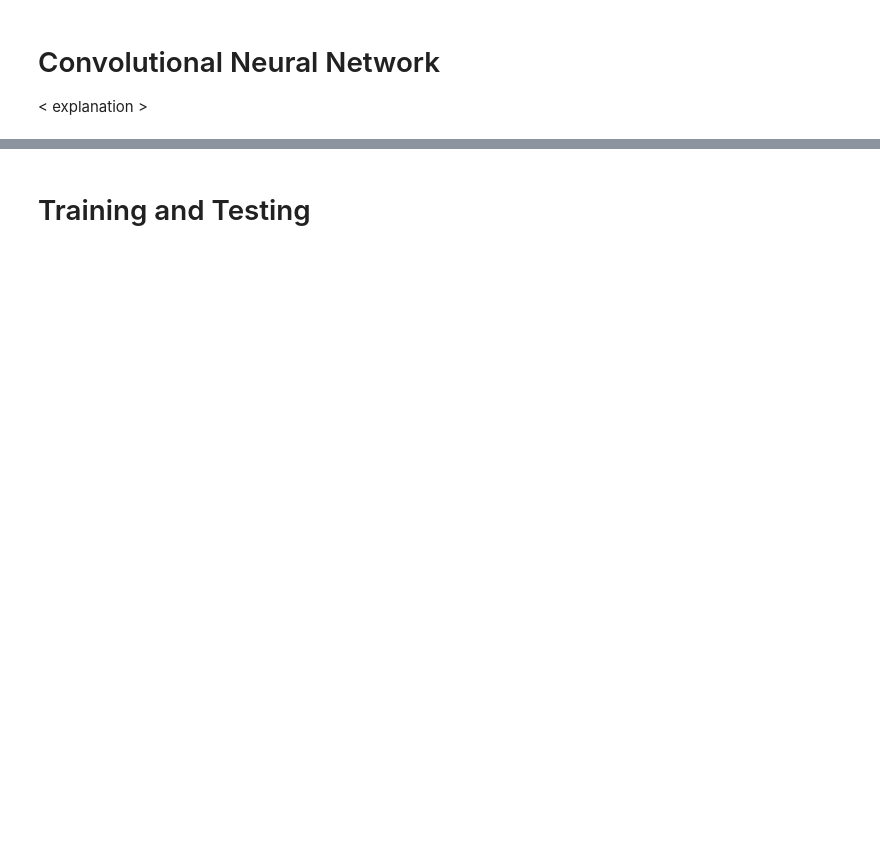
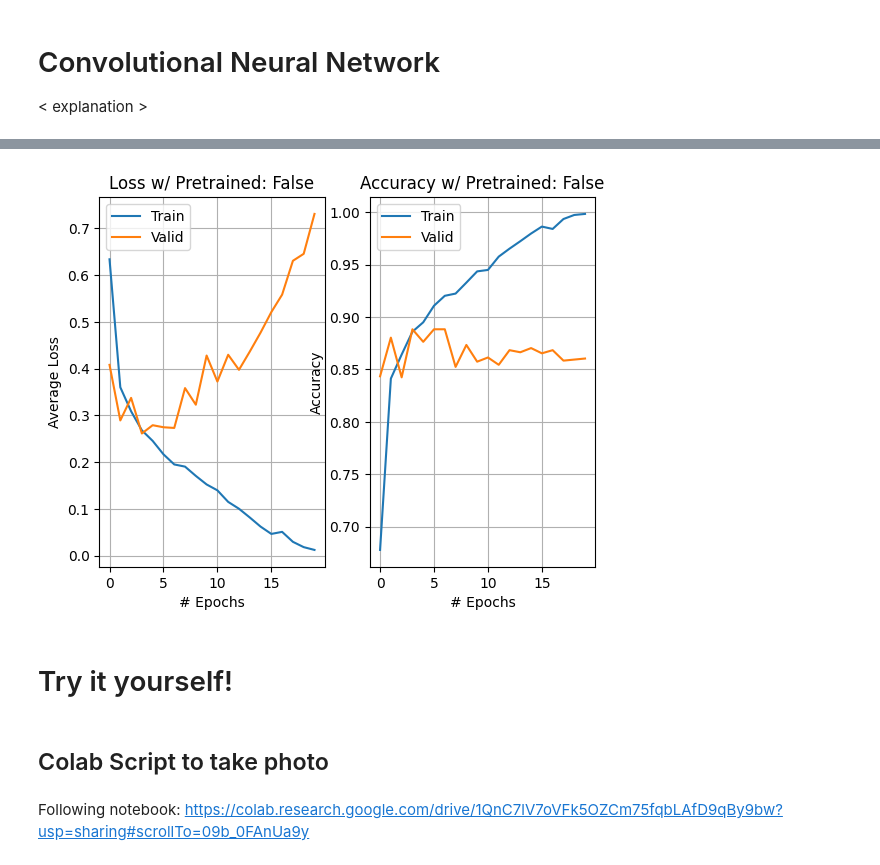
Before and after one commit to SKam23/Smile-Detector, a Jupyter notebook: 10315_Final_Project.ipynb, the cells around one changed output, grey strips where cells are left out. Drawn from its saved outputs; the diff is of its cells as text; code cells hidden in the pictures; blank space fills up the shorter version.

```diff
--- a/10315_Final_Project.ipynb
+++ b/10315_Final_Project.ipynb
@@ -209,7 +199,7 @@ import torch.nn.functional as F
 def train(model, train_dataloader, val_dataloader, num_epochs):
     # define loss function and optimizer
     criterion = nn.CrossEntropyLoss()
-    optimizer = optim.Adam(model.parameters())
+    optimizer = optim.Adam(model.parameters(), lr=0.001)
 
     train_losses, val_losses = [], []
     train_accs, val_accs = [], []
@@ -262,9 +252,9 @@ def train(model, train_dataloader, val_dataloader, num_epochs):
             val_accs.append(val_acc)
 
         # print progress
-        print(f'Epoch [{epoch+1}/{num_epochs}], Train Loss: {train_loss:.4f}, Train Acc: {train_acc:.4f}, Val Loss: {val_loss:.4f}, Val Acc: {val_acc:.4f}')
+        print(f'Epoch [{epoch + 1}/{num_epochs}], Train Loss: {train_loss:.4f}, Train Acc: {train_acc:.4f}, Val Loss: {val_loss:.4f}, Val Acc: {val_acc:.4f}')
 
-    return train_losses, val_losses, train_accs, val_accs
+    return model, train_losses, val_losses, train_accs, val_accs
 # %%
-train(CNN(), train_dataloader,val_dataloader,20)
+model, train_losses, val_losses, train_accs, val_accs = train(CNN(), train_dataloader,val_dataloader,20)
 # %% [output]
@@ -338,2 +280,0 @@ Epoch [20/20], Train Loss: 0.0652, Train Acc: 0.9833, Val Loss: 0.4629, Val Acc:
-# %% [markdown]
-# Training and Testing
@@ -348,0 +281,34 @@ test(model, test_dataloader)
+# %%
+def plotStatistics(pretrained, epochs, trainLosses, trainAccs, validLosses, validAccs):
+    fig, axes = plt.subplots(1,2)
+    xdata = np.arange(epochs)
+
+    # plot the losses
+    axis = axes[0]
+    axis.plot(xdata, trainLosses, label="Train")
+    axis.plot(xdata, validLosses, label="Valid")
+    axis.set_xlabel("# Epochs")
+    axis.set_ylabel("Average Loss")
+    axis.set_title(f"Loss w/ Pretrained: {pretrained}")
+    axis.grid()
+    axis.legend()
+
+    # plot the accuracies
+    axis = axes[1]
+    axis.plot(xdata, trainAccs, label="Train")
+    axis.plot(xdata, validAccs, label="Valid")
+    axis.set_xlabel("# Epochs")
+    axis.set_ylabel("Accuracy")
+    axis.set_title(f"Accuracy w/ Pretrained: {pretrained}")
+    axis.grid()
+    axis.legend()
+# %%
+plotStatistics(False, 20, train_losses, train_accs, val_losses, val_accs)
+# %% [output]
+[figure, added]
+# %% [markdown]
+# Try it yourself!
+# %% [markdown]
+## Colab Script to take photo
+# %% [markdown]
+Following notebook: https://colab.research.google.com/drive/1QnC7lV7oVFk5OZCm75fqbLAfD9qBy9bw?usp=sharing#scrollTo=09b_0FAnUa9y
```
Also changed, not shown: parts of 22 cells of this notebook.
